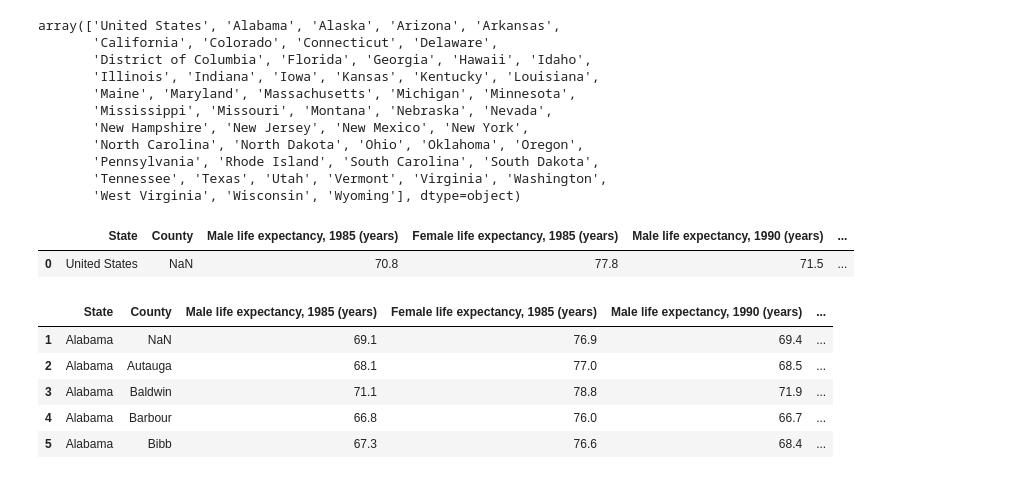
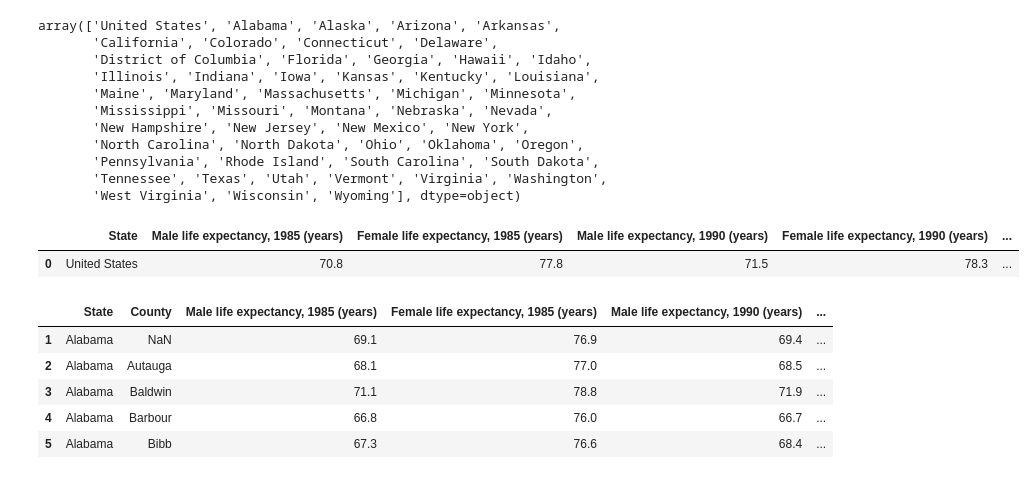
Before and after one commit to Mvillarreal88/State-of-Survival, a Jupyter notebook: Sandbox/Matthew/Data_Cleaning_life_expect.ipynb, the cells around one changed output. Drawn from its saved outputs; the diff is of its cells as text; code cells hidden in the pictures.

Commit message:
Cleaned up some of the initial Data and added a DF for the states averages

```diff
--- a/Sandbox/Matthew/Data_Cleaning_life_expect.ipynb
+++ b/Sandbox/Matthew/Data_Cleaning_life_expect.ipynb
@@ -12,3 +14,6 @@ initial_data.head()
 | 2 | Alabama | Autauga | 68.1 | 77.0 | 68.5 | ... |
 | 3 | Alabama | Baldwin | 71.1 | 78.8 | 71.9 | ... |
 | 4 | Alabama | Barbour | 66.8 | 76.0 | 66.7 | ... |
+# %%
+initial_data = initial_data.drop([327])
+print(len(initial_data))
@@ -28,10 +35,11 @@ array(['United States', 'Alabama', 'Alaska', 'Arizona', 'Arkansas',
        'West Virginia', 'Wisconsin', 'Wyoming'], dtype=object)
 # %%
 US_data = initial_data.iloc[:1]
-US_data
+US_data = US_data.drop(['County'], axis = 1)
+US_data.head()
 # %% [output]
-|  | State | County | Male life expectancy, 1985 (years) | Female life expectancy, 1985 (years) | Male life expectancy, 1990 (years) | ... |
-| 0 | United States | NaN | 70.8 | 77.8 | 71.5 | ... |
+|  | State | Male life expectancy, 1985 (years) | Female life expectancy, 1985 (years) | Male life expectancy, 1990 (years) | Female life expectancy, 1990 (years) | ... |
+| 0 | United States | 70.8 | 77.8 | 71.5 | 78.3 | ... |
 # %%
 state_county_df = initial_data.drop(labels = 0,
                                    axis = 0,
```
Also changed, not shown: parts of 5 cells of this notebook, 2 other files.
